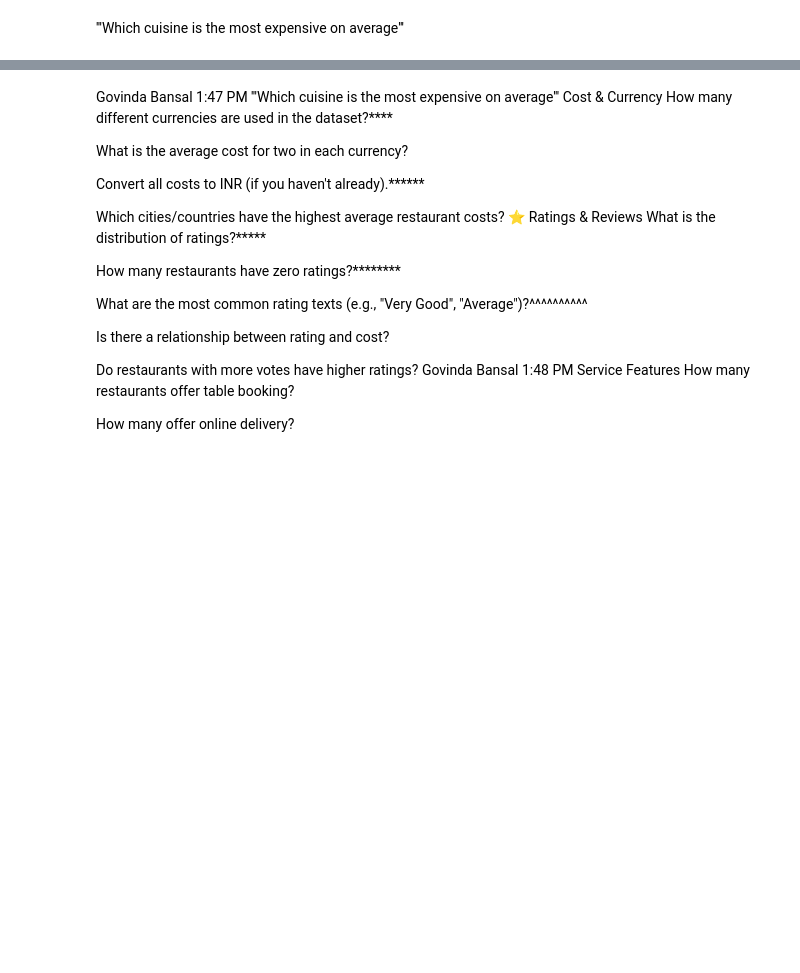
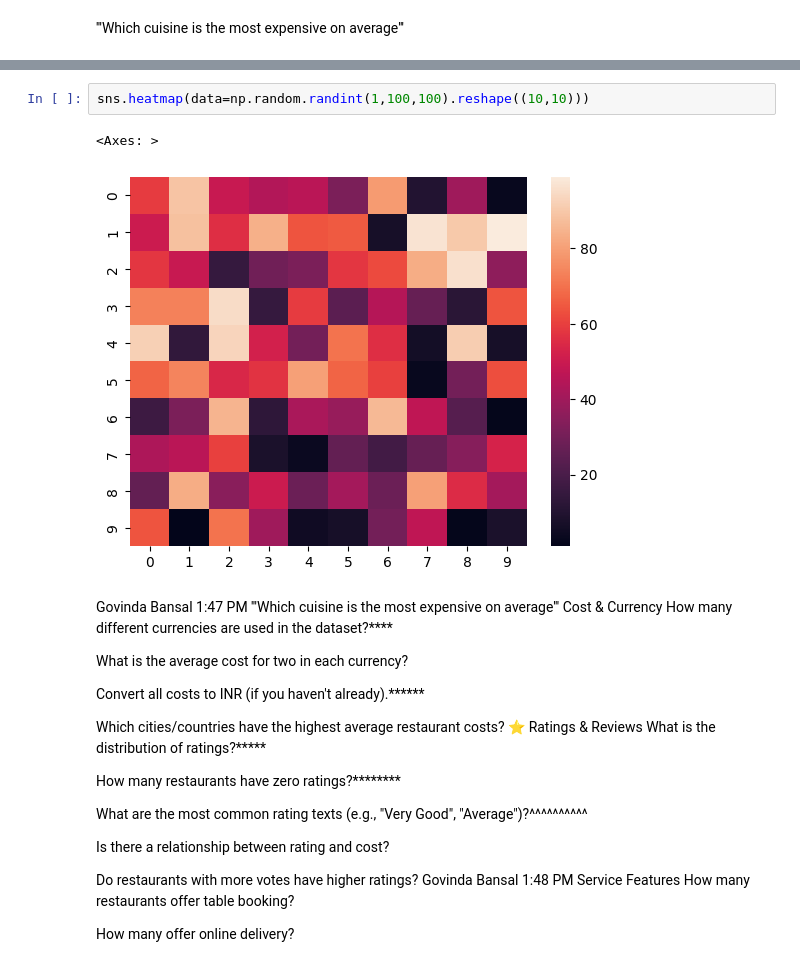
Before and after one commit to hemant087/30Days_EDA, a Jupyter notebook: 4Day Zomato/dataset/Untitled1.ipynb, the cells around one changed output, grey strips where cells are left out. Cells and saved outputs as stored; diff of their text form; blank space fills up the shorter version.

```diff
--- a/4Day Zomato/dataset/Untitled1.ipynb
+++ b/4Day Zomato/dataset/Untitled1.ipynb
@@ -915,3 +719,8 @@ Name: City, dtype: int64
+# %%
+sns.heatmap(data=np.random.randint(1,100,100).reshape((10,10)))
+# %% [output]
+<Axes: >
+[figure, added]
 # %% [markdown]
 Govinda Bansal
 1:47 PM
```
Also changed, not shown: parts of 28 cells of this notebook, 2 other files.
